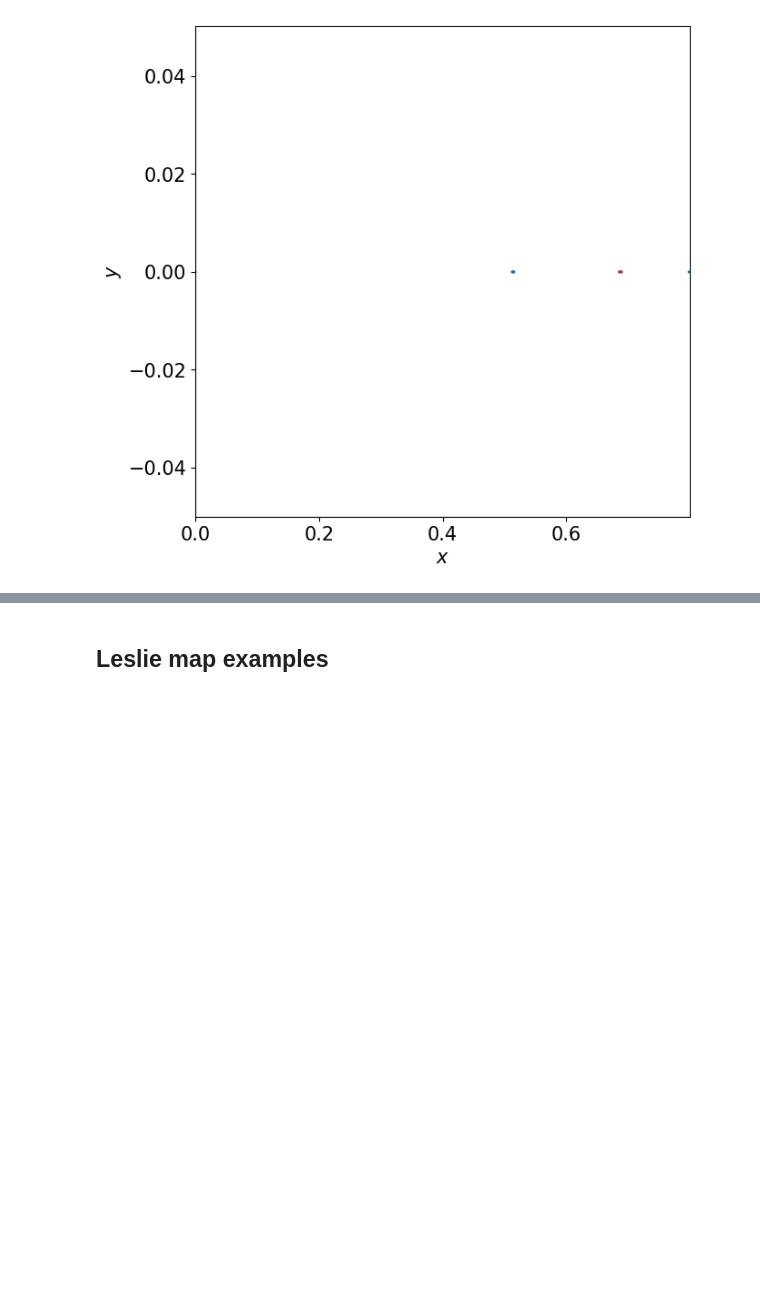
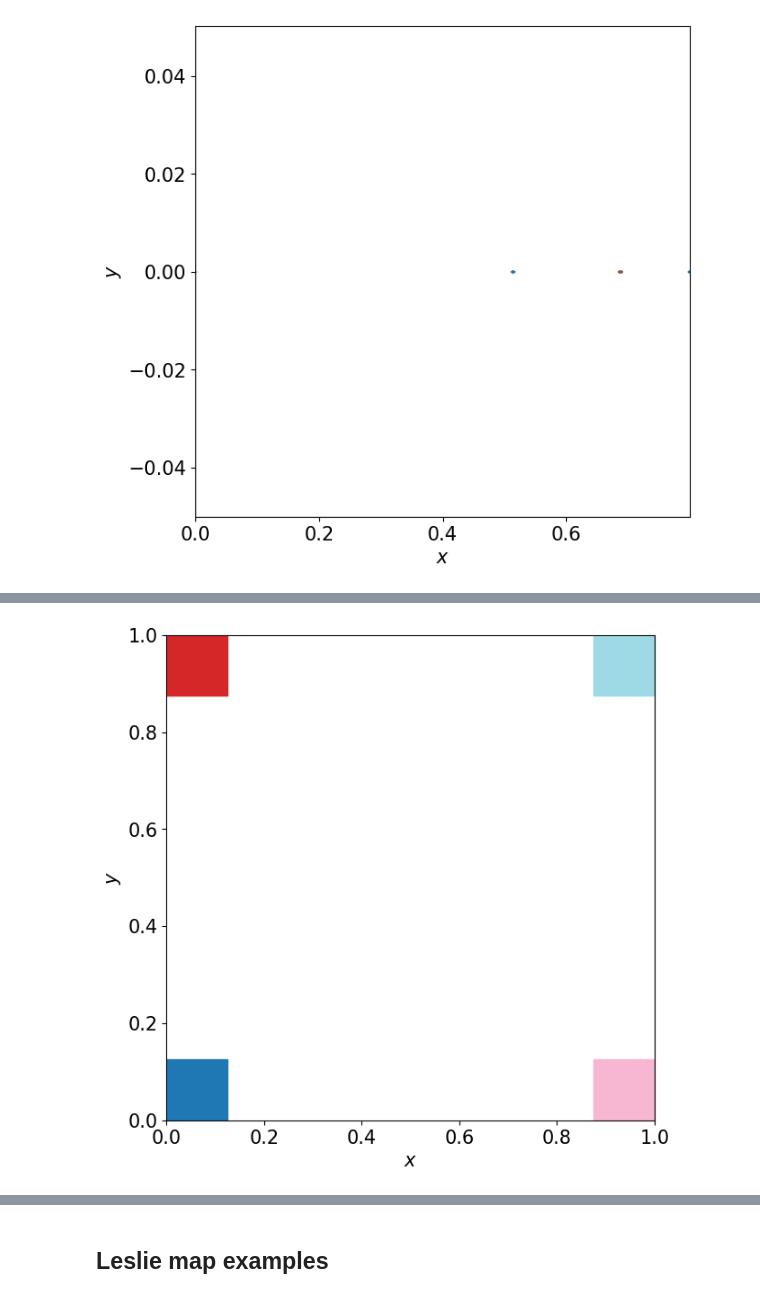
Before and after one commit to marciogameiro/CMGDB_utils, a Jupyter notebook: examples/Lattice_of_Attractors.ipynb, the cells around one changed output, grey strips where cells are left out. Drawn from its saved outputs; the diff is of its cells as text; code cells hidden in the pictures; blank space fills up the shorter version.

```diff
--- a/examples/Lattice_of_Attractors.ipynb
+++ b/examples/Lattice_of_Attractors.ipynb
@@ -72,0 +53,18 @@ PlotGraph(latt_attractors)
+# %%
+def f(x):
+    return [x[0] / (2.0 - x[0]), x[1] / (2.0 - x[1])]
+
+def F(rect):
+    return CMGDB.BoxMap(f, rect, padding=False)
+
+subdiv_min = 6
+subdiv_max = 8
+subdiv_init = 4
+subdiv_limit = 10000
+lower_bounds = [0.0, 0.0]
+upper_bounds = [1.0, 1.0]
+
+model = CMGDB.Model(subdiv_min, subdiv_max, subdiv_init, subdiv_limit, lower_bounds, upper_bounds, F)
+# %%
+%%time
+morse_graph, map_graph = CMGDB.ComputeMorseGraph(model)
@@ -72,0 +78,4 @@ PlotGraph(latt_attractors)
+# %%
+CMGDB.PlotMorseSets(morse_graph, fig_w=7, fig_h=7)
+# %% [output]
+[figure, added]
```
Also changed, not shown: parts of 17 cells of this notebook.
